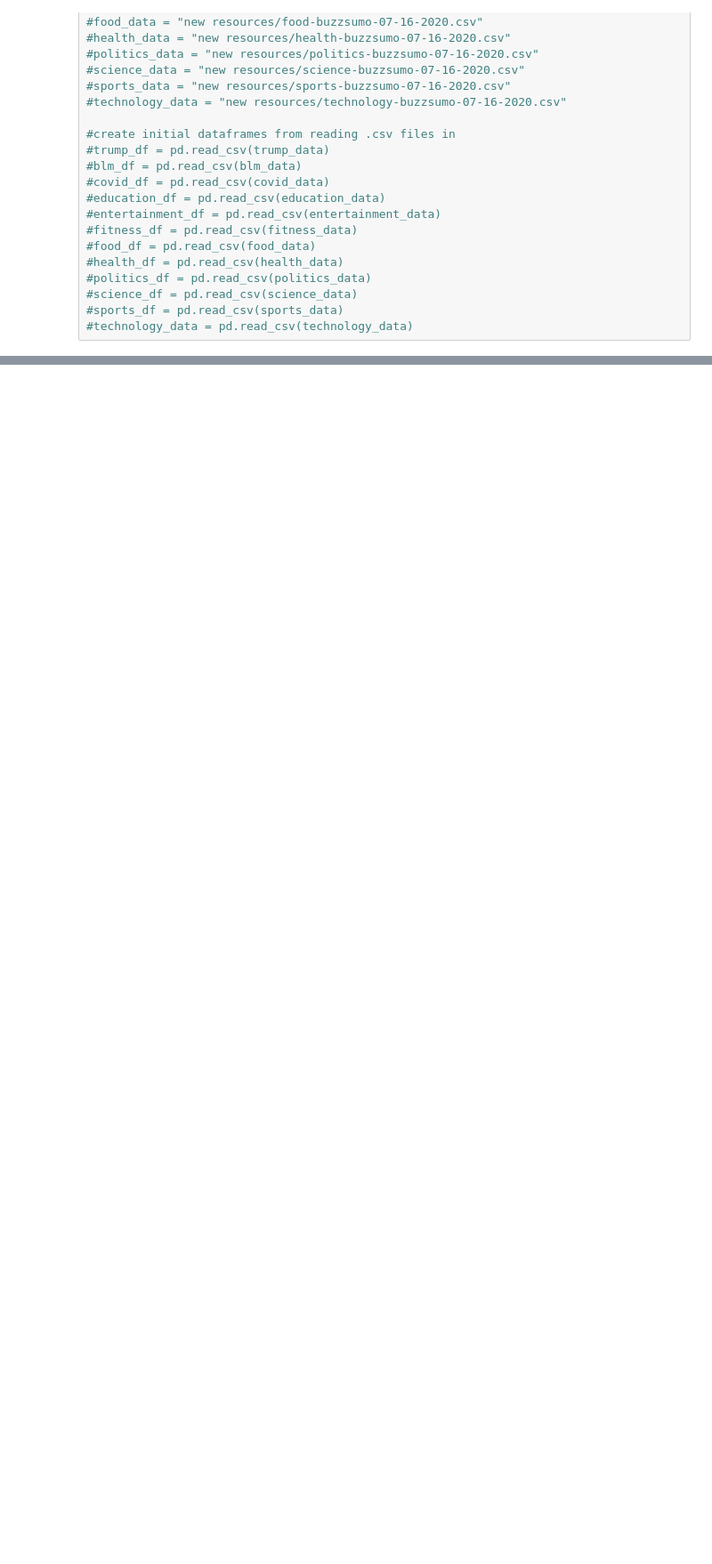
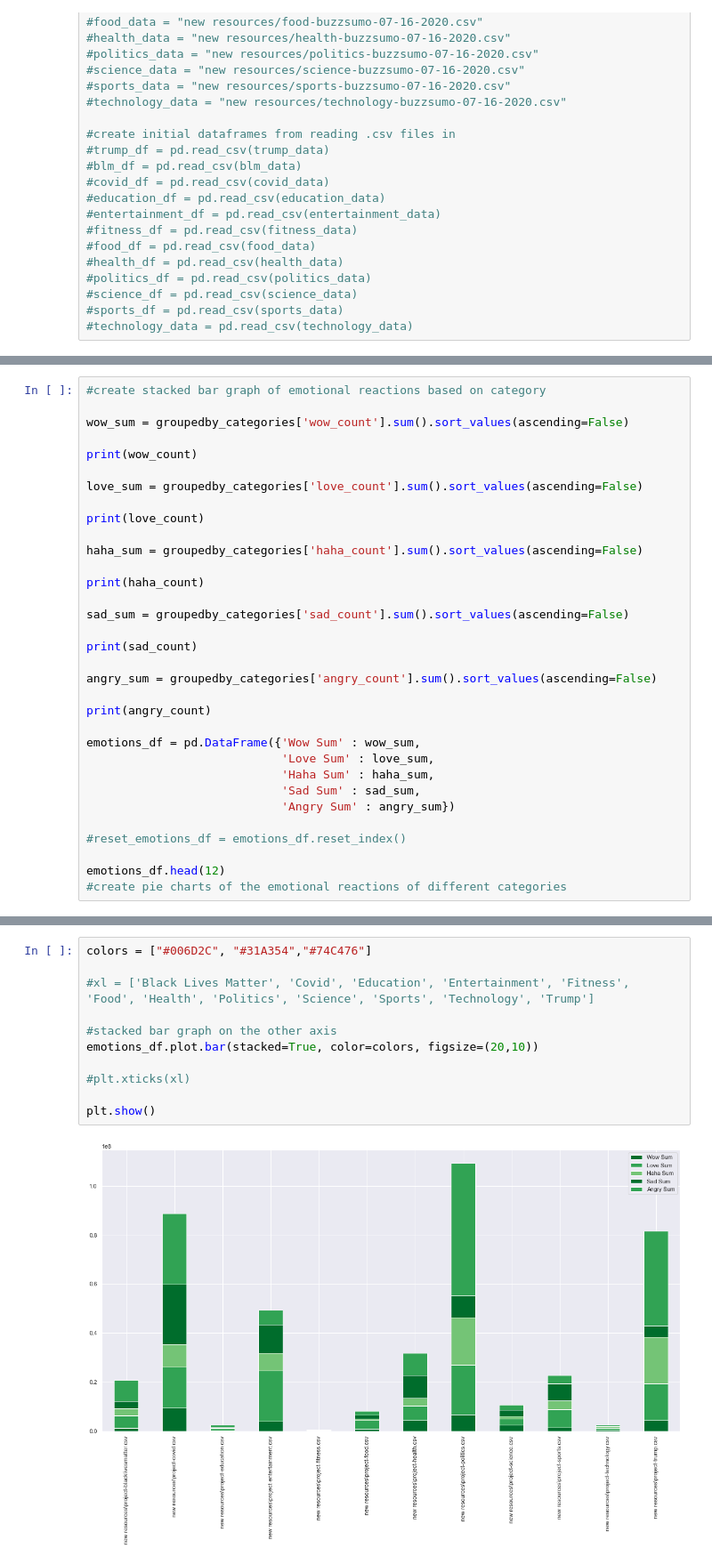
Before and after one commit to jakehtaylor/Classifying-Clickbait-Headlines, a Jupyter notebook: clean_dataframes.ipynb, the cells around one changed output, grey strips where cells are left out. Shown at 89% size. Drawn from its saved outputs; the diff is of its cells as text; blank space fills up the shorter version.

```diff
--- a/clean_dataframes.ipynb
+++ b/clean_dataframes.ipynb
@@ -151,0 +259,33 @@ articles_df
+# %%
+#create stacked bar graph of emotional reactions based on category
+
+wow_sum = groupedby_categories['wow_count'].sum().sort_values(ascending=False)
+
+print(wow_count)
+
+love_sum = groupedby_categories['love_count'].sum().sort_values(ascending=False)
+
+print(love_count)
+
+haha_sum = groupedby_categories['haha_count'].sum().sort_values(ascending=False)
+
+print(haha_count)
+
+sad_sum = groupedby_categories['sad_count'].sum().sort_values(ascending=False)
+
+print(sad_count)
+
+angry_sum = groupedby_categories['angry_count'].sum().sort_values(ascending=False)
+
+print(angry_count)
+
+emotions_df = pd.DataFrame({'Wow Sum' : wow_sum,
+                            'Love Sum' : love_sum,
+                            'Haha Sum' : haha_sum,
+                            'Sad Sum' : sad_sum,
+                            'Angry Sum' : angry_sum})
+
+#reset_emotions_df = emotions_df.reset_index()
+
+emotions_df.head(12)
+#create pie charts of the emotional reactions of different categories
@@ -151,0 +336,13 @@ articles_df
+# %%
+colors = ["#006D2C", "#31A354","#74C476"]
+
+#xl = ['Black Lives Matter', 'Covid', 'Education', 'Entertainment', 'Fitness', 'Food', 'Health', 'Politics', 'Science', 'Sports', 'Technology', 'Trump']
+
+#stacked bar graph on the other axis
+emotions_df.plot.bar(stacked=True, color=colors, figsize=(20,10))
+
+#plt.xticks(xl)
+
+plt.show()
+# %% [output]
+[figure, added]
```
Also changed, not shown: parts of 11 cells of this notebook, 1 other file.
